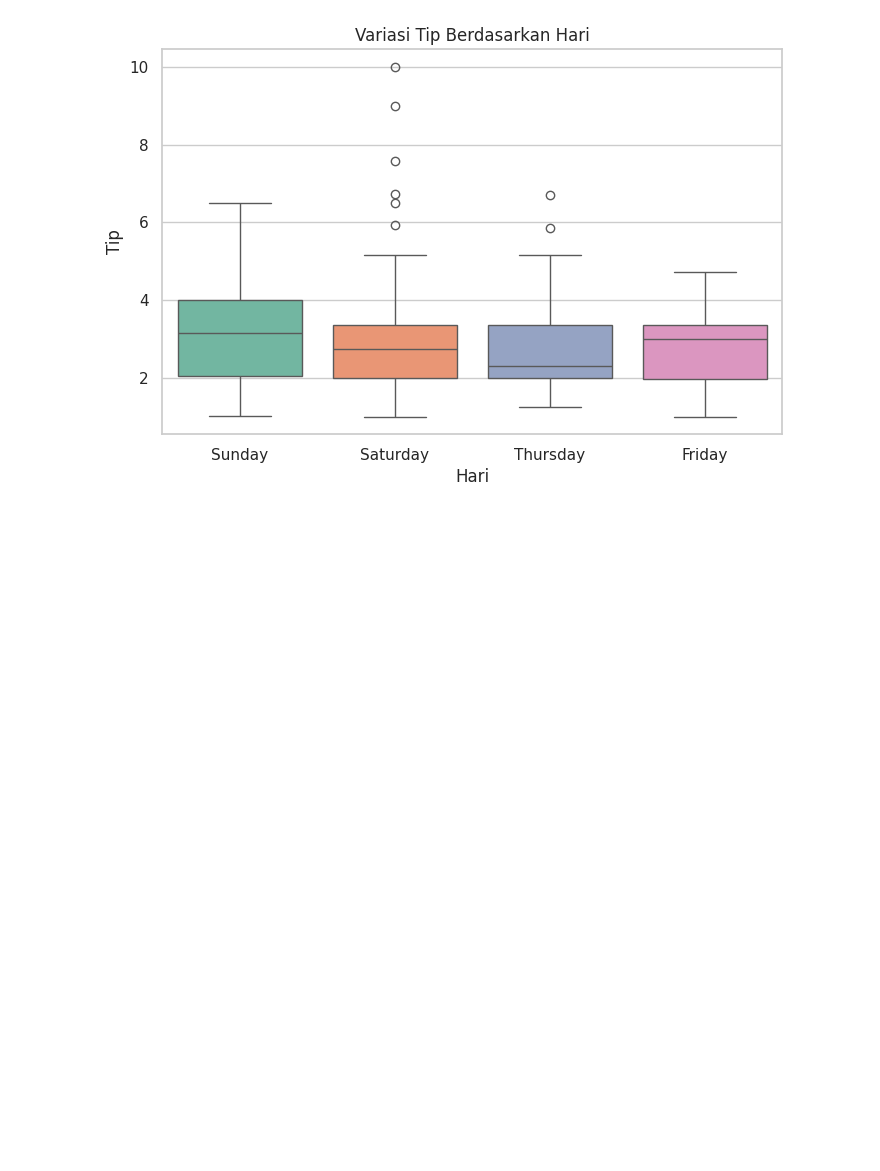
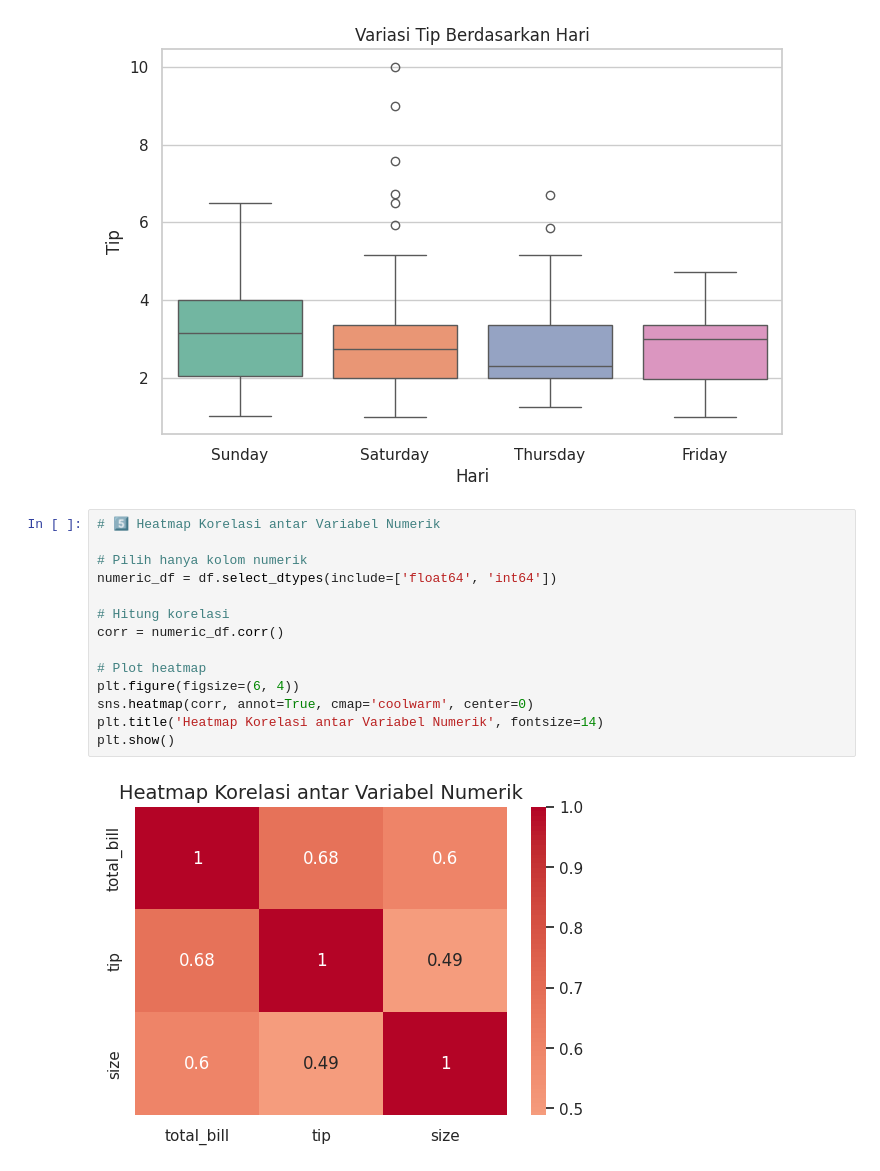
Before and after one commit to Raffikusuma/Data-Mining, a Jupyter notebook: 2318009DataVisualization.ipynb, the cells around one changed output. Cells and saved outputs as stored; diff of their text form; blank space fills up the shorter version.

```diff
--- a/2318009DataVisualization.ipynb
+++ b/2318009DataVisualization.ipynb
@@ -90,3 +90,19 @@ Passing `palette` without assigning `hue` is deprecated and will be removed in v
 
   sns.boxplot(x='day', y='tip', data=df, palette='Set2')
 [figure]
+# %%
+# 5️⃣ Heatmap Korelasi antar Variabel Numerik
+
+# Pilih hanya kolom numerik
+numeric_df = df.select_dtypes(include=['float64', 'int64'])
+
+# Hitung korelasi
+corr = numeric_df.corr()
+
+# Plot heatmap
+plt.figure(figsize=(6, 4))
+sns.heatmap(corr, annot=True, cmap='coolwarm', center=0)
+plt.title('Heatmap Korelasi antar Variabel Numerik', fontsize=14)
+plt.show()
+# %% [output]
+[figure, added]
```
Also changed, not shown: parts of 1 cell of this notebook.
